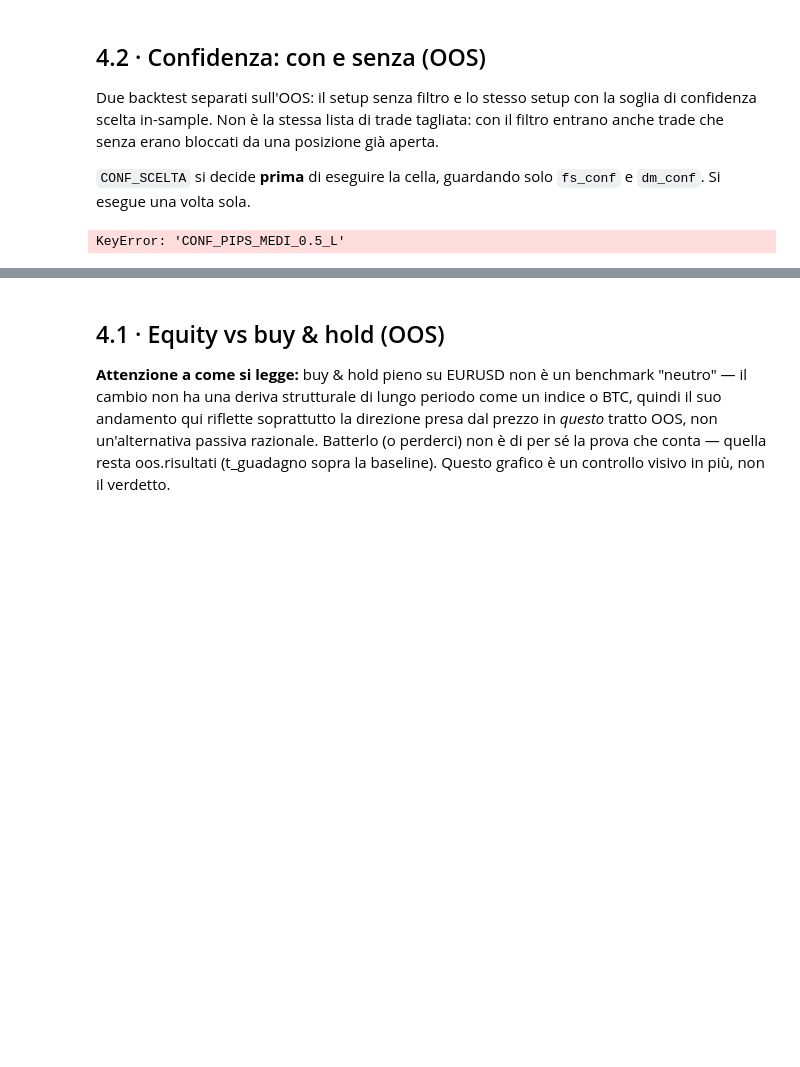
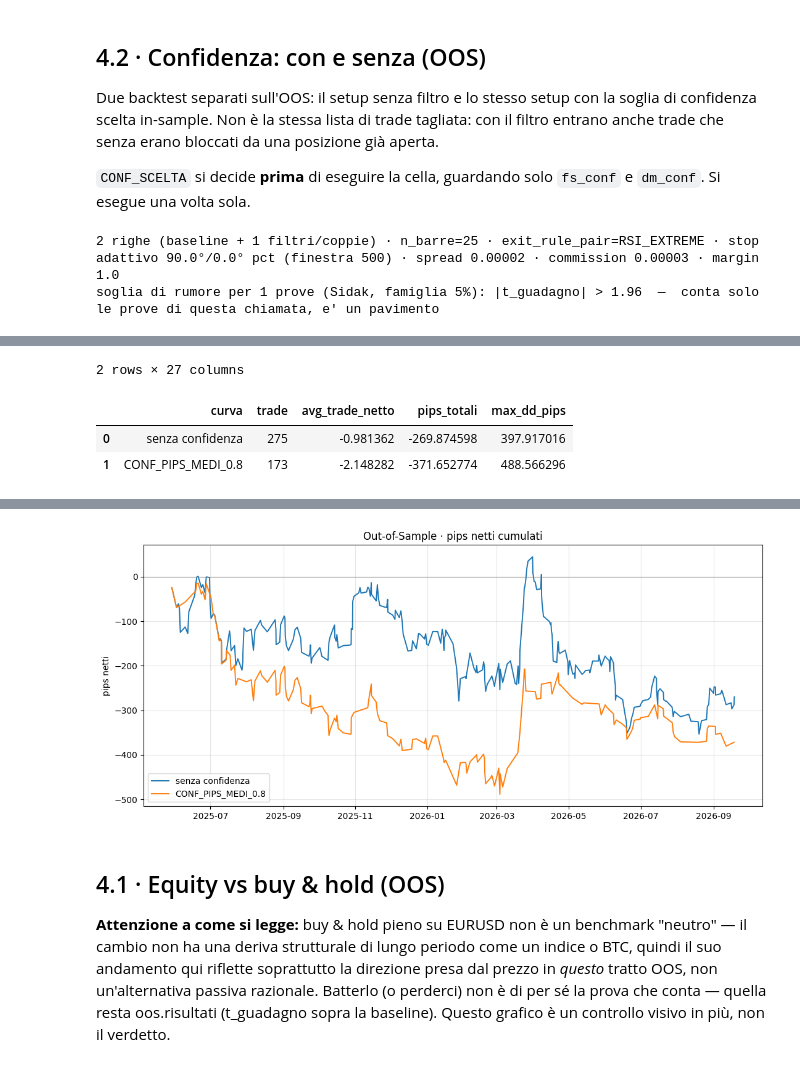
Before and after one commit to matti410/Trading-System-Creator_V4, a Jupyter notebook: Trading_Grid_Search_v4_backtesting.ipynb, the cells around one changed output, grey strips where cells are left out. Drawn from its saved outputs; the diff is of its cells as text; code cells hidden in the pictures; blank space fills up the shorter version.

```diff
--- a/Trading_Grid_Search_v4_backtesting.ipynb
+++ b/Trading_Grid_Search_v4_backtesting.ipynb
@@ -138,7 +138,7 @@ CASH = 10_000_000     # capitale del backtest: deve superare il prezzo di UNA un
 PUNTO = 0.01
 _con_spread = df[df["spread"] > 0]            # fino a fine novembre 2020 lo spread non e' registrato
 spread_rel_p75 = (_con_spread["spread"] * PUNTO / _con_spread["Close"]).quantile(0.75)
-SPREAD_PIPS = spread_rel_p75 * df["Close"].median()     # su BTCUSD 1 pip = 1 $
+SPREAD_PIPS = SPREAD_PIPS = (spread_rel_p75 * df["Close"].median()) if symbol == "BTCUSD" else 0.1     # su BTCUSD 1 pip = 1 $
 
 costi = parametri_backtest(symbol, bars=df, valuta_conto="USD", usa_mt5=False,
                            spread_pips=SPREAD_PIPS)
@@ -820,7 +820,7 @@ filtro entrano anche trade che senza erano bloccati da una posizione già aperta
 `CONF_SCELTA` si decide **prima** di eseguire la cella, guardando solo `fs_conf` e
 `dm_conf`. Si esegue una volta sola.
 # %%
-CONF_SCELTA = "CONF_PIPS_MEDI_0.5_L"    # l'etichetta scelta in-sample, da fs_conf
+CONF_SCELTA = "CONF_PIPS_MEDI_0.8"    # l'etichetta scelta in-sample, da fs_conf
 
 _r = fs_conf.risultati.set_index('filtro').loc[CONF_SCELTA]
 filtri_conf_oos = [n for n in (_r['filtro_long'], _r['filtro_short']) if n != '—']
@@ -842,4 +842,5 @@ display(tabella_conf)
 report_calibrazione(esiti, df, split=df_oos.index[0], conf_long=conf_long,
                     conf_short=conf_short, mostra_oos=True).round(3)
 # %% [output]
-KeyError: 'CONF_PIPS_MEDI_0.5_L'
+2 righe (baseline + 1 filtri/coppie) · n_barre=25 · exit_rule_pair=RSI_EXTREME · stop adattivo 90.0°/0.0° pct (finestra 500) · spread 0.00002 · commission 0.00003 · margin 1.0
+soglia di rumore per 1 prove (Sidak, famiglia 5%): |t_guadagno| > 1.96  —  conta solo le prove di questa chiamata, e' un pavimento
@@ -845,0 +850,4 @@ KeyError: 'CONF_PIPS_MEDI_0.5_L'
+2 rows × 27 columns
+|  | curva | trade | avg_trade_netto | pips_totali | max_dd_pips |
+| 0 | senza confidenza | 275 | -0.981362 | -269.874598 | 397.917016 |
+| 1 | CONF_PIPS_MEDI_0.8 | 173 | -2.148282 | -371.652774 | 488.566296 |
@@ -846,3 +871,4 @@ KeyError: 'CONF_PIPS_MEDI_0.5_L'
+[figure, added]
 # %% [markdown]
 ## 4.1 · Equity vs buy & hold (OOS)
 
```
Also changed, not shown: parts of 1 cell of this notebook.
